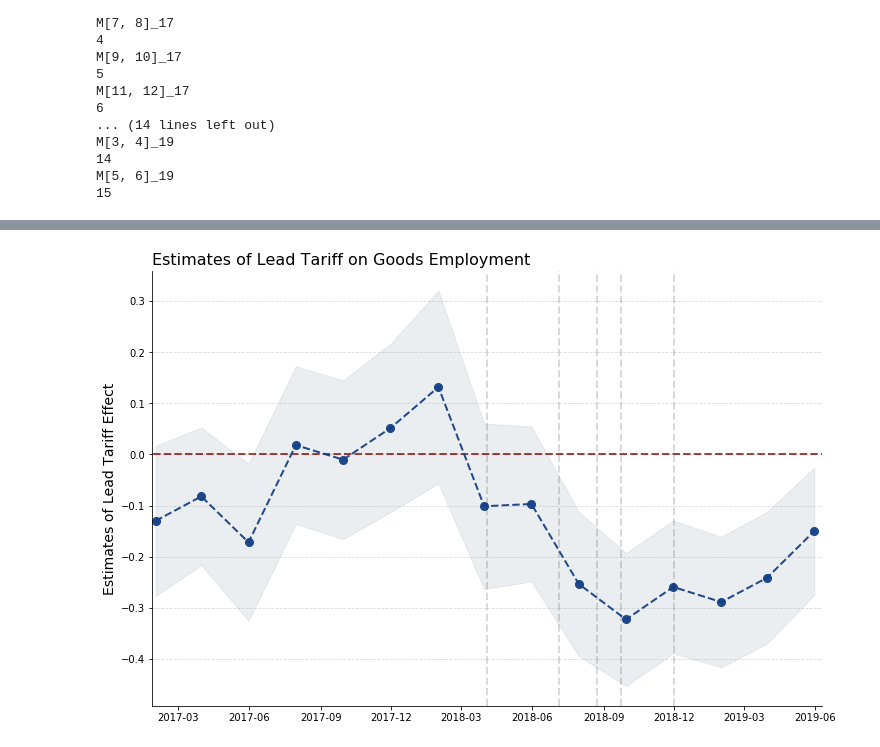
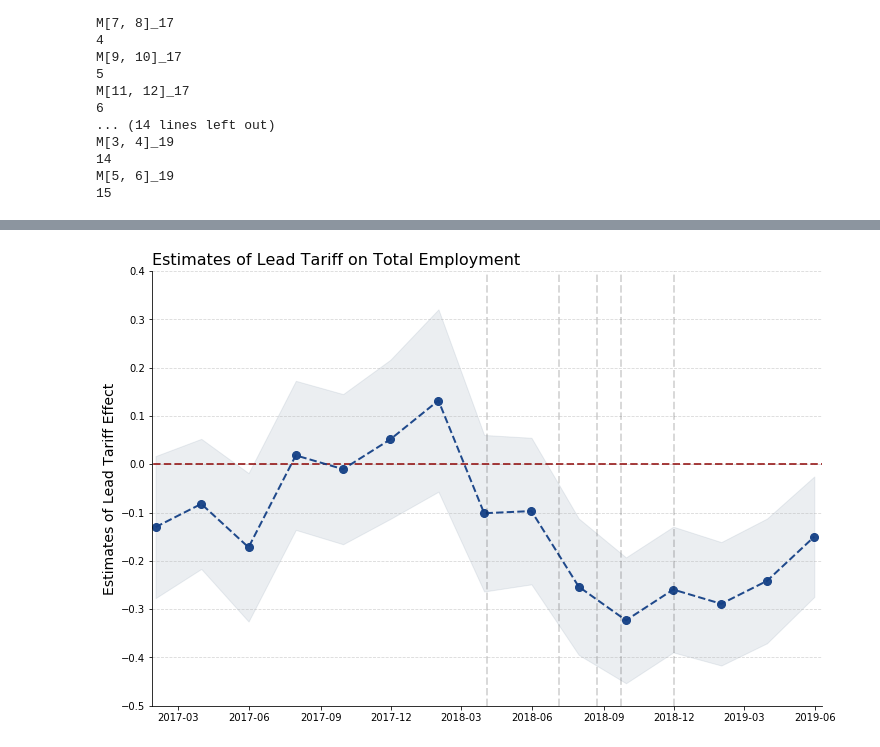
Before and after one commit to mwaugh0328/consumption_and_tradewar, a Jupyter notebook: pretrend_notebook.ipynb, the cells around one changed output, grey strips where cells are left out. Drawn from its saved outputs; the diff is of its cells as text; code cells hidden in the pictures.

```diff
--- a/pretrend_notebook.ipynb
+++ b/pretrend_notebook.ipynb
@@ -45,7 +53,7 @@ trade_county["log_exp_total"] = np.log(trade_county["total_exp_pc"]).replace(-np
 
 trade_county["log_exp_china"] = np.log(trade_county["china_exp_pc"]).replace(-np.inf, np.nan)
 
-emp_measure = "emp_all"
+#emp_measure = "emp_all"
 # Here you specify the type of employment you want. emp_all is total employment. emp_gds = goods employment.
 
 trade_county["log_employment"] = np.log(trade_county[emp_measure]).replace(-np.inf, np.nan)
@@ -297,34 +307,36 @@ ax.fill_between(test2.index, test2.lower, test2.upper, color = "#3F5D7D", alpha
 
 ax.set_ylabel('Estimates of Lead Tariff Effect', fontsize = 14)
 
-ax.set_title("Estimates of Lead Tariff on Goods Employment", fontsize = 16, loc= "left" )
+ax.set_title("Estimates of Lead Tariff on Total Employment", fontsize = 16, loc= "left" )
 
 ax.hlines(0, start, end,
            linewidth = 2, color = 'darkred', alpha =0.75, linestyle = "--")
 
-#ax.set_ylim(-0.5,0.30)
+#ax.set_ylim(-0.5,0.40)
 
 ax.set_xlim(test2.index[0]- timedelta(4),test2.index[-1] + timedelta(10))
 
 months = mdates.MonthLocator((12,3,6,9))
 ax.xaxis.set_major_locator(months)
 
 ax.yaxis.grid(alpha= 0.5, linestyle= "--")
 
 ax.axvline(dt.datetime(2018,4,4), linewidth = 2, ls = "--", color = 'k', alpha =0.15)
 
 ax.axvline(dt.datetime(2018,7,6), linewidth = 2, ls = "--", color = 'k', alpha =0.15)
 
 ax.axvline(dt.datetime(2018,8,23), linewidth = 2, ls = "--", color = 'k', alpha =0.15)
 
 ax.axvline(dt.datetime(2018,9,24), linewidth = 2, ls = "--", color = 'k', alpha =0.15)
 
 ax.axvline(dt.datetime(2018,12,1), linewidth = 2, ls = "--", color = 'k', alpha =0.15)
 
 ax.spines["right"].set_visible(False)
 
 ax.spines["top"].set_visible(False)
 
-#plt.savefig(fig_path + "\\employment_all_pretrend.pdf", bbox_inches = "tight", dip = 3600)
+emp_type = emp_measure.rsplit("_")[1]
+
+plt.savefig(fig_path + "\\employment_" + emp_type + "_pretrend.pdf", bbox_inches = "tight", dip = 3600)
 # %% [output]
-[figure, old version]
+[figure, new version]
```
Also changed, not shown: parts of 5 cells of this notebook, 4 other files.
